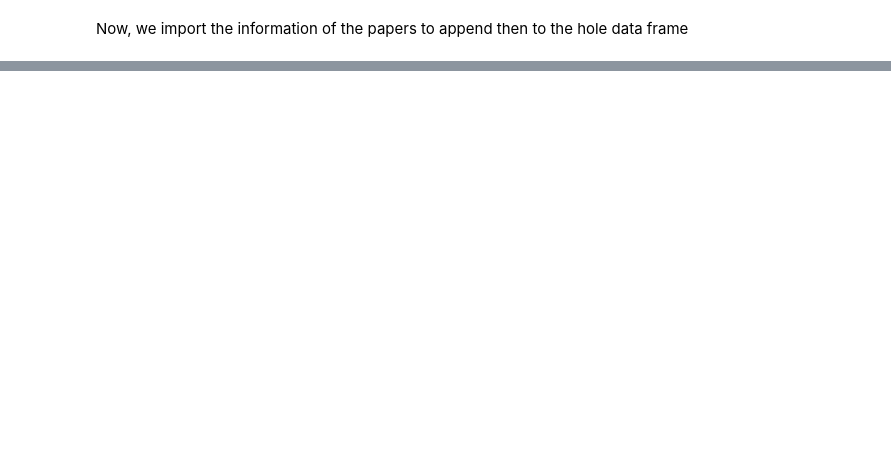
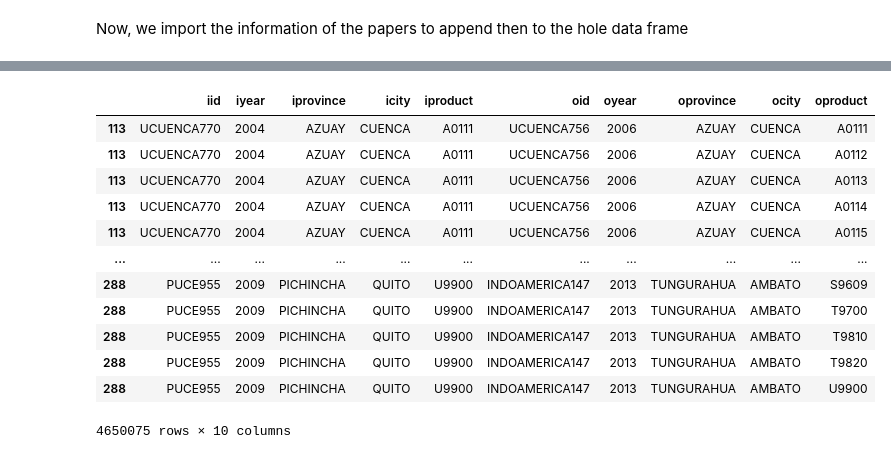
Before and after one commit to elmarcellotc/undergradute-thesis, a Jupyter notebook: application/documentation/similarity_cutoff.ipynb, the cells around one changed output, grey strips where cells are left out. Saved outputs shown, nothing was run; the diff lists cells and outputs as text; code cells hidden in the pictures; blank space fills up the shorter version.

```diff
--- a/application/documentation/similarity_cutoff.ipynb
+++ b/application/documentation/similarity_cutoff.ipynb
@@ -336,0 +200,74 @@ KeyboardInterrupt:
+# %%
+papers2 = papers1.copy()
+
+papers2.pop('Text')
+
+papers2_matrix = papers2.to_numpy()
+
+
+publication_matrix = np.array([np.concatenate((x, y)) for x in papers2_matrix for y in papers2_matrix])
+
+
+
+# Now, we need to know how connected are the publications with the others. That can be made with the authors and references columns
+# The idea is to set a connection as a paper that contains the authors from another in their references
+
+# The output dataframe must have the following columns
+
+# - id: name identifier of the publication
+# - year: year of the publication
+# - province:
+# - city
+# - product: list of products isic4. In the next cells, it will be multiple observations thank of multiple isic4 products per paper
+
+publications = pd.DataFrame(publication_matrix)
+publications.columns = ['iid', 'iyear', 'iprovince', 'icity', 'iauthor', 'iproduct', 'oid', 'oyear', 'oprovince', 'ocity', 'oauthor', 'oproduct']
+publications = publications.loc[publications['iid']!=publications['oid']]
+
+# First explode by author. This will make easier to select the papers with the same authors
+
+publications['iauthor'] = publications['iauthor'].str.split(', ')
+publications['oauthor'] = publications['oauthor'].str.split(', ')
+publications = publications.explode(['iauthor'])
+publications = publications.explode(['oauthor'])
+
+publications = publications.loc[publications['iauthor']==publications['oauthor']]
+
+# Now, we explode by products, and remove those observations without products
+
+publications['iproduct'] = publications['iproduct'].str.split('-')
+publications['oproduct'] = publications['oproduct'].str.split('-')
+publications = publications.explode(['iproduct'])
+publications = publications.explode(['oproduct'])
+publications = publications.loc[publications['iproduct']!='']
+publications = publications.loc[publications['oproduct']!='']
+
+# It must be the first paper. Probably publication have repeated observations but flipping i with o
+
+publications = publications.loc[publications['iyear']<publications['oyear']]
+
+# Pop non required columns:
+
+publications.pop('iauthor')
+publications.pop('oauthor')
+
+publications.to_csv('treatment_data/publications.csv')
+display(publications)
+publications = publications.iloc[[np.random.randint(0,len(publications)) for i in range(5)],:]
+
+with open('outputs/tables/publications.tex','w') as tf:
+    tf.write(publications.to_latex(index=False))
+# %% [output]
+|  | iid | iyear | iprovince | icity | iproduct | oid | oyear | oprovince | ocity | oproduct |
+| 113 | UCUENCA770 | 2004 | AZUAY | CUENCA | A0111 | UCUENCA756 | 2006 | AZUAY | CUENCA | A0111 |
+| 113 | UCUENCA770 | 2004 | AZUAY | CUENCA | A0111 | UCUENCA756 | 2006 | AZUAY | CUENCA | A0112 |
+| 113 | UCUENCA770 | 2004 | AZUAY | CUENCA | A0111 | UCUENCA756 | 2006 | AZUAY | CUENCA | A0113 |
+| 113 | UCUENCA770 | 2004 | AZUAY | CUENCA | A0111 | UCUENCA756 | 2006 | AZUAY | CUENCA | A0114 |
+| 113 | UCUENCA770 | 2004 | AZUAY | CUENCA | A0111 | UCUENCA756 | 2006 | AZUAY | CUENCA | A0115 |
+| ... | ... | ... | ... | ... | ... | ... | ... | ... | ... | ... |
+| 288 | PUCE955 | 2009 | PICHINCHA | QUITO | U9900 | INDOAMERICA147 | 2013 | TUNGURAHUA | AMBATO | S9609 |
+| 288 | PUCE955 | 2009 | PICHINCHA | QUITO | U9900 | INDOAMERICA147 | 2013 | TUNGURAHUA | AMBATO | T9700 |
+| 288 | PUCE955 | 2009 | PICHINCHA | QUITO | U9900 | INDOAMERICA147 | 2013 | TUNGURAHUA | AMBATO | T9810 |
+| 288 | PUCE955 | 2009 | PICHINCHA | QUITO | U9900 | INDOAMERICA147 | 2013 | TUNGURAHUA | AMBATO | T9820 |
+| 288 | PUCE955 | 2009 | PICHINCHA | QUITO | U9900 | INDOAMERICA147 | 2013 | TUNGURAHUA | AMBATO | U9900 |
+4650075 rows × 10 columns
```
Also changed, not shown: parts of 11 cells of this notebook, 7 other files.
